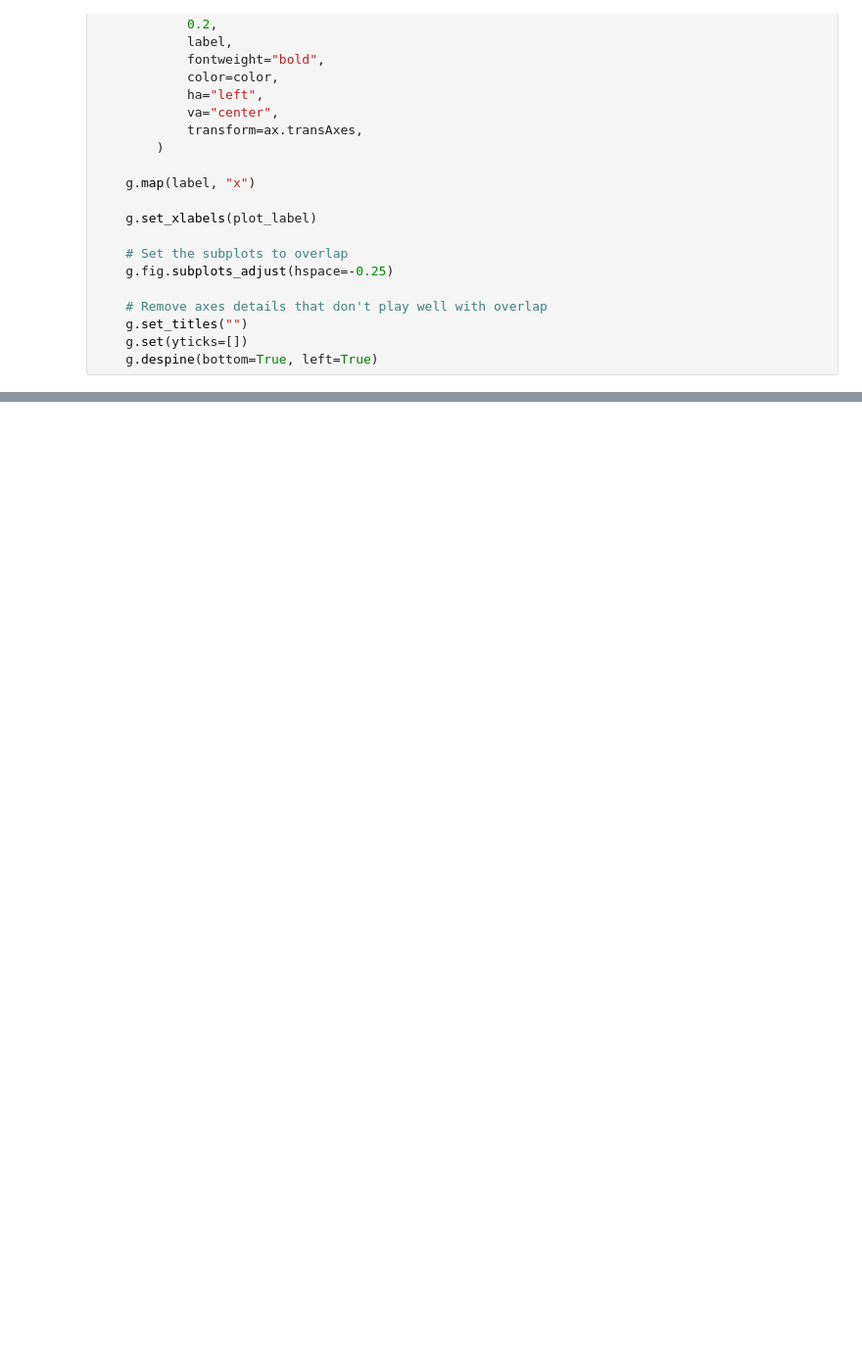
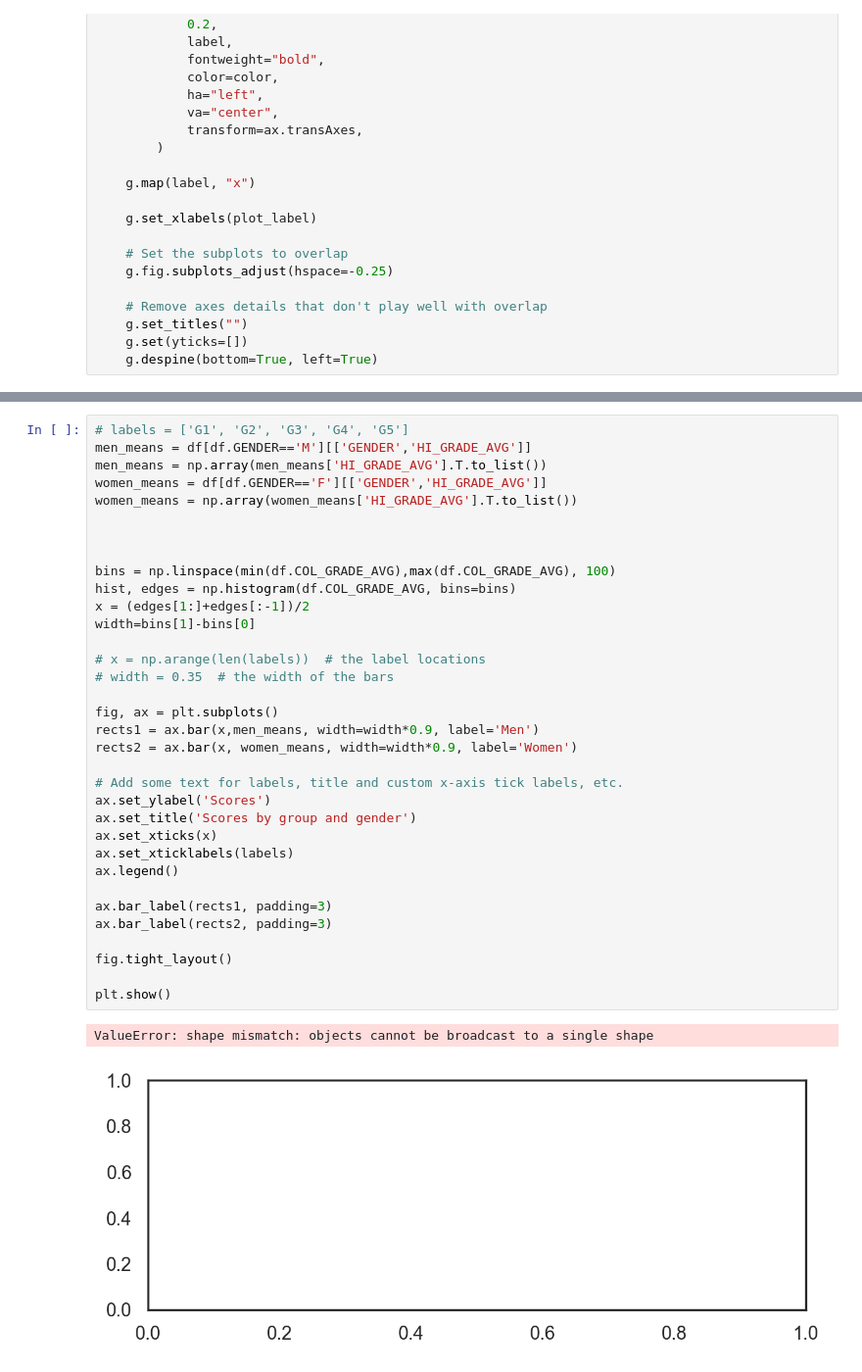
Before and after one commit to s183910/Bachelor_Gabi_Kat, a Jupyter notebook: Code/Basic_dists/Kats_scratchbook.ipynb, the cells around one changed output, grey strips where cells are left out. Shown at 98% size. Saved outputs shown, nothing was run; the diff lists cells and outputs as text; blank space fills up the shorter version.

```diff
--- a/Code/Basic_dists/Kats_scratchbook.ipynb
+++ b/Code/Basic_dists/Kats_scratchbook.ipynb
@@ -140,0 +178,37 @@ Ridgeline_dists(df,x=df.TOTAL_SCORE_PRO,plot_label='Average college grades betwe
+# %%
+# labels = ['G1', 'G2', 'G3', 'G4', 'G5']
+men_means = df[df.GENDER=='M'][['GENDER','HI_GRADE_AVG']]
+men_means = np.array(men_means['HI_GRADE_AVG'].T.to_list())
+women_means = df[df.GENDER=='F'][['GENDER','HI_GRADE_AVG']]
+women_means = np.array(women_means['HI_GRADE_AVG'].T.to_list())
+
+
+
+bins = np.linspace(min(df.COL_GRADE_AVG),max(df.COL_GRADE_AVG), 100)
+hist, edges = np.histogram(df.COL_GRADE_AVG, bins=bins)
+x = (edges[1:]+edges[:-1])/2
+width=bins[1]-bins[0]
+
+# x = np.arange(len(labels))  # the label locations
+# width = 0.35  # the width of the bars
+
+fig, ax = plt.subplots()
+rects1 = ax.bar(x,men_means, width=width*0.9, label='Men')
+rects2 = ax.bar(x, women_means, width=width*0.9, label='Women')
+
+# Add some text for labels, title and custom x-axis tick labels, etc.
+ax.set_ylabel('Scores')
+ax.set_title('Scores by group and gender')
+ax.set_xticks(x)
+ax.set_xticklabels(labels)
+ax.legend()
+
+ax.bar_label(rects1, padding=3)
+ax.bar_label(rects2, padding=3)
+
+fig.tight_layout()
+
+plt.show()
+# %% [output]
+ValueError: shape mismatch: objects cannot be broadcast to a single shape
+[figure, added]
```
Also changed, not shown: parts of 21 cells of this notebook.
